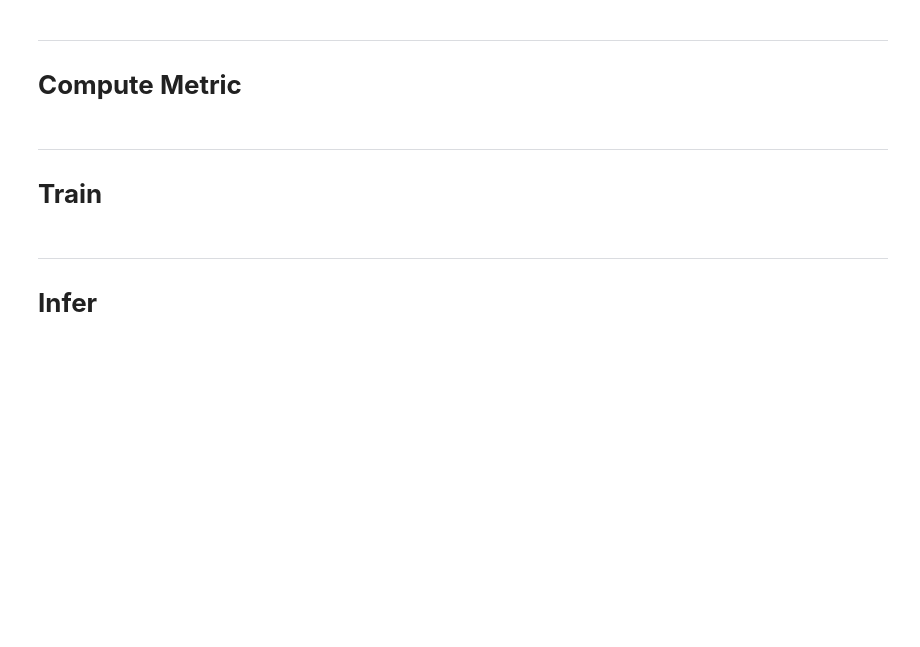
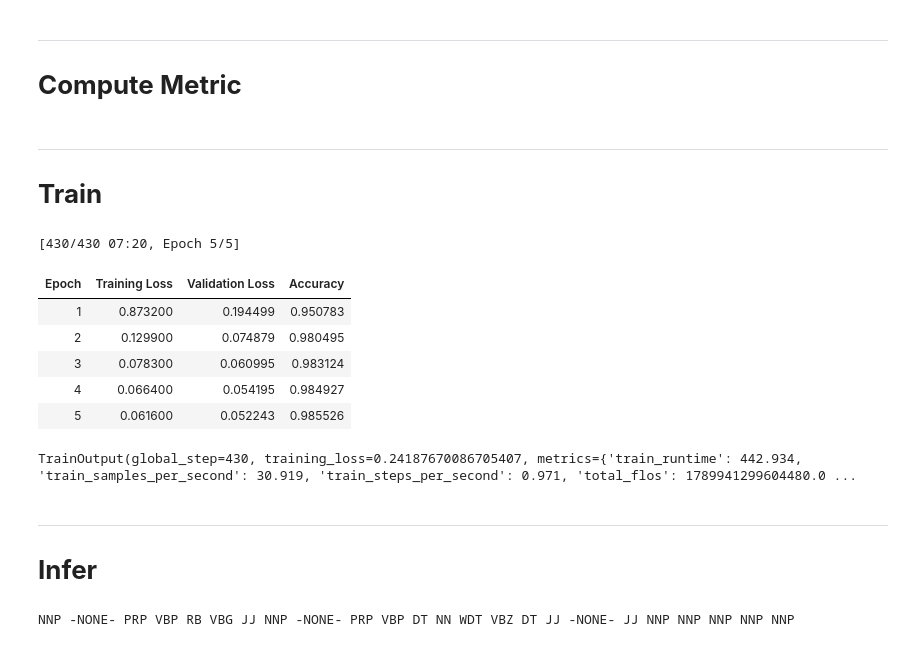
Before and after one commit to KangaOnGit/NER-POS-Tagging, a Jupyter notebook: Part-of-Speech Tagging.ipynb, the cells around one changed output. Saved outputs shown, nothing was run; the diff lists cells and outputs as text; code cells hidden in the pictures; blank space fills up the shorter version.

Commit message:
Kaggle Notebook | Part-of-Speech Tagging | Version 5

```diff
--- a/Part-of-Speech Tagging.ipynb
+++ b/Part-of-Speech Tagging.ipynb
@@ -85,7 +85,8 @@ eval_sentences, test_sentences, valid_tags, test_tags = train_test_split(
 -------------------------
 # **DataLoader**
 # %%
-model_name = 'QCRI_bert-base-multilingual-cased-pos-english'
+model_name = "QCRI/bert-base-multilingual-cased-pos-english"
+
 tokenizer = AutoTokenizer.from_pretrained(
     model_name,
     use_fast = True
@@ -104,8 +105,8 @@ class PosTagging_Dataset(Dataset):
                 sentences,
                 tags,
                 tokenizer,
-                label2idx,
-                max_len):
+                label2id,
+                max_len = max_len):
 
         super().__init__()
         self.sentences = sentences
@@ -117,7 +118,7 @@ class PosTagging_Dataset(Dataset):
     def __len__(self):
         return len(self.sentences)
 
-    def __get__item(self, idx):
+    def __getitem__(self, idx):
         input_token = self.sentences[idx]
         label_token = self.tags[idx]
 
@@ -135,7 +136,7 @@ class PosTagging_Dataset(Dataset):
         return{
             "input_ids": self.pad_and_truncate(input_token,
                                              pad_id = self.tokenizer.pad_token_id),
-            "labels": self.pad_and_truncate(labels, pad_id = label2id['0']),
+            "labels": self.pad_and_truncate(labels, pad_id = 0),
             "attention_mask": self.pad_and_truncate(attention_mask, pad_id = 0)
         }
     # Padding/Truncate to sentences that don't have the same length as max_len
@@ -148,4 +149,6 @@ class PosTagging_Dataset(Dataset):
 
     def label2id(self, tags):
         return[self.label2id[tag] for tag in tags]
+
+type(sentence_tags)
 # %% [output]
@@ -153,0 +156,9 @@ If this is a private repository, make sure to pass a token having permission to
+# %%
+Labels = []
+for i in range(len(sentence_tags)):
+    for j in sentence_tags[i]:
+        if j not in Labels:
+            Labels.append(j)
+
+label2id = {v:k for k, v in enumerate(Labels)}
+id2label = {k:v for k, v in enumerate(Labels)}
@@ -161,4 +201,6 @@ eval_set = PosTagging_Dataset(eval_sentences, eval_tags, tokenizer, label2id)
 # %%
-model_name = 'QCRI_bert-base-multilingual-cased-pos-english'
+from transformers import AutoModelForTokenClassification
+
+model_name = "QCRI/bert-base-multilingual-cased-pos-english"
 model = AutoModelForTokenClassification.from_pretrained(model_name)
-device = torch.device('cuda' if torch.cuda_is_available() else 'cpu')
+device = torch.device('cuda' if torch.cuda.is_available() else 'cpu')
@@ -173,7 +219,7 @@ ignore_label = len(label2id)
 def compute_metrics(eval_pred):
     preds, labels = eval_pred
     mask = labels != ignore_label
-    predictions = np.argmax(predictions, axis = -1)
+    predictions = np.argmax(preds, axis = -1)
     return accuracy.compute(predictions = predictions[mask], references = labels[mask])
 # %% [markdown]
 ------------------------------
@@ -181,34 +227,48 @@ def compute_metrics(eval_pred):
 # %%
 from transformers import TrainingArguments, Trainer
 
 training_args = TrainingArguments(
     output_dir = 'out_dir',
     learning_rate = 1e-5,
+    logging_steps = 1,
+    logging_dir = './logs',
+    logging_strategy = 'epoch',
     per_device_train_batch_size = 16,
     per_device_eval_batch_size = 16,
-    num_train_epochs = 10,
+    num_train_epochs = 5,
     eval_strategy = "epoch",
     save_strategy = "epoch",
-    load_best_model_at_end = True
+    load_best_model_at_end = True,
+    optim = 'adamw_torch',
+    report_to = 'none'
 )
 
 trainer = Trainer(
     model = model,
     args = training_args,
     train_dataset = train_set,
-    eval_dataset = val_set,
+    eval_dataset = eval_set,
     tokenizer = tokenizer,
     compute_metrics = compute_metrics
 )
 
 trainer.train()
+# %% [output]
+[430/430 07:20, Epoch 5/5]
+| Epoch | Training Loss | Validation Loss | Accuracy |
+| 1 | 0.873200 | 0.194499 | 0.950783 |
+| 2 | 0.129900 | 0.074879 | 0.980495 |
+| 3 | 0.078300 | 0.060995 | 0.983124 |
+| 4 | 0.066400 | 0.054195 | 0.984927 |
+| 5 | 0.061600 | 0.052243 | 0.985526 |
+TrainOutput(global_step=430, training_loss=0.24187670086705407, metrics={'train_runtime': 442.934, 'train_samples_per_second': 30.919, 'train_steps_per_second': 0.971, 'total_flos': 1789941299604480.0 ...
 # %% [markdown]
 -----------------------
 # **Infer**
 # %%
-test_sentence = "James Harden we are exploring pos tagging octopus penguin"
+test_sentence = "James Harden we are exploring pos tagging octopus penguin. We have a dog that is a funny # UH, angry, sad, happy. Lebron James."
 inpt = torch.as_tensor([tokenizer.convert_tokens_to_ids
-                         (test_sentence.splt())])
+                         (test_sentence.split())])
 inpt = inpt.to(device)
 
 outputs = model(inpt)
@@ -221,3 +281,5 @@ for pred in preds:
     pred_tags += id2label[pred] + " "
 
 print(pred_tags)
+# %% [output]
+NNP -NONE- PRP VBP RB VBG JJ NNP -NONE- PRP VBP DT NN WDT VBZ DT JJ -NONE- JJ NNP NNP NNP NNP NNP
```
Also changed, not shown: parts of 6 cells of this notebook.
